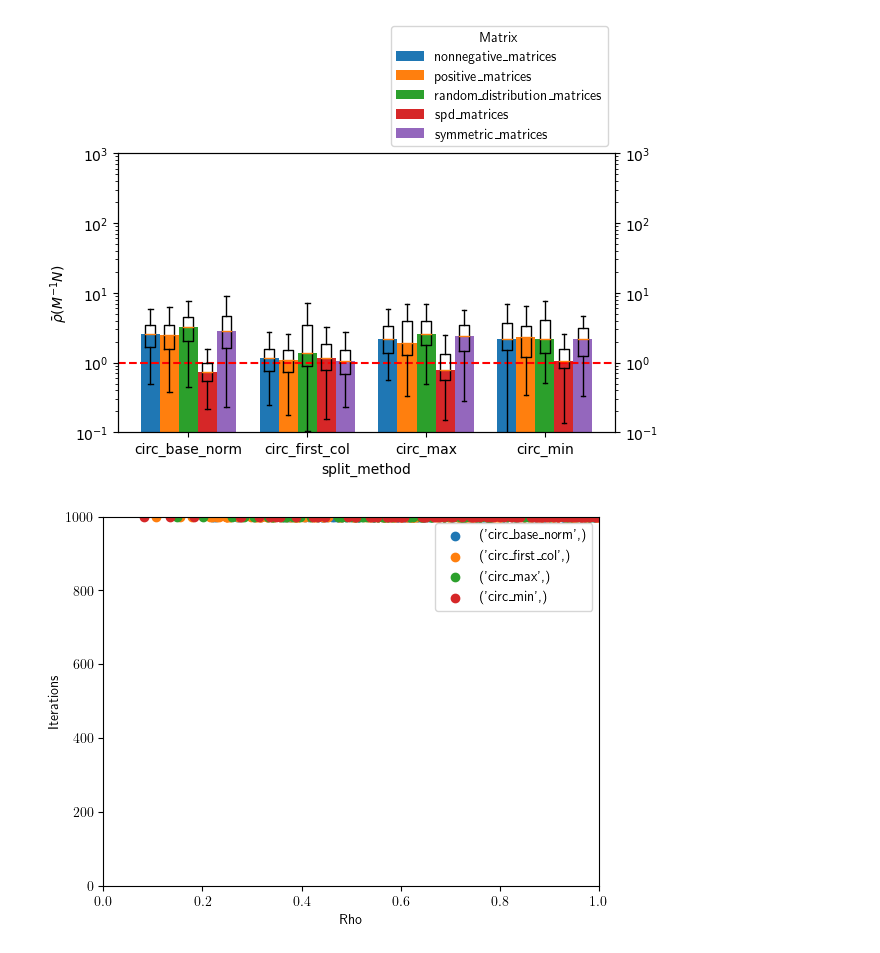
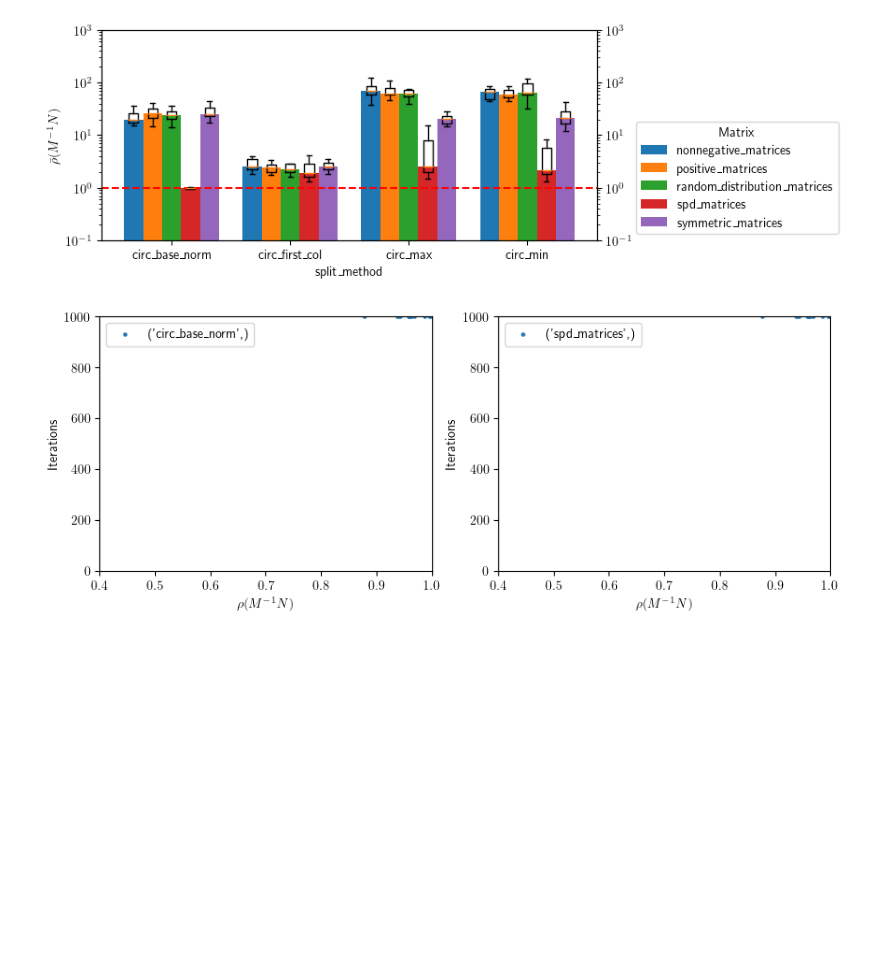
Before and after one commit to wilfonba/CSE6644Project, a Jupyter notebook: experiments.ipynb, the cells around one changed output. Cells and saved outputs as stored; diff of their text form; code cells hidden in the pictures; blank space fills up the shorter version.

Commit message:
combining plots

```diff
--- a/experiments.ipynb
+++ b/experiments.ipynb
@@ -61,10 +58,10 @@ mtx_splitting_methods = [ circ_first_col, circ_base_norm, circ_max, circ_min]
 
 # SET THESE SETTINGS
 settings = {
-    "shape": (5,5),
-    "num_matrices": 100,
+    "shape": (100,100),
+    "num_matrices": 20,
     "truncatedSVD": True,
-    "n_components": 2,
+    "n_components": 50,
 }
 
 
@@ -142,7 +121,7 @@ boxplots = {}
 for (method, matrix), group in grouped:
     boxplots[(method, matrix)] = group['rho'].values
 
-fig, ax = plt.subplots()
+fig, ax = plt.subplots(figsize=(10,3))
 
 ax2 = ax.twinx()
 # Number of matrix types
@@ -157,64 +136,73 @@ for i, matrix_type in enumerate(pivot_df.columns):
     # Plotting
     ax.bar(bar_positions, pivot_df[matrix_type], width=bar_width, label=matrix_type)
     # ax.boxplot
     for j, method in enumerate(pivot_df.index):
         # Fetching the position for the current box plot
         box_pos = bar_positions[j]
         # Fetching the corresponding 'rho' values from boxplots dictionary
         if (matrix_type, method) in boxplots:
             rho_values = boxplots[(matrix_type, method)]
             # Adding a box plot for this specific data
             ax2.boxplot(rho_values, positions=[box_pos], widths=bar_width/2, manage_ticks=False, showfliers=False, meanline=True)
 
 # Adjusting the x-axis to correctly align labels in the center of the group
 ax.set_xticks(np.arange(len(pivot_df)) + bar_width * (num_matrix_types - 1) / 2)
 ax.set_xticklabels(pivot_df.index)
 
 # Other plot settings
 plt.rcParams['text.usetex'] = True
 ax.axhline(y=1, color='r', linestyle='--')
 ax.set_yscale('log')
 ax2.set_yscale('log')
 ax.set_ylim(.1,1000)
 ax2.set_ylim(.1,1000)
 ax.set_xlabel('split_method')
 ax.set_ylabel(r'$\bar{\rho}({M}^{-1}N)$')
 # ax.set_title(r'$\bar{\rho}({M}^{-1}N)$ by Method for each Matrix Type')
-ax.legend(title='Matrix', loc='lower right', bbox_to_anchor=(1,1))
+ax.legend(title='Matrix', loc='lower right', bbox_to_anchor=(1.5,0))
+
 plt.tight_layout()
 plt.show()
 fig.savefig(experiment_dir / 'boxplots.png', dpi=300)
 # %% [output]
-[figure, old version]
+[figure, new version]
 # %%
-# Grouping the DataFrame by 'split_method'
+fig, ax = plt.subplots(1, 2, figsize=(10, 3.5))
+
+# GROUPED BY SPLITTING METHOD (M)
 grouped = df.groupby(['split_method'])
-
-# Create a single figure and axes
-
-plt.figure()
-ax = plt.gca()
-
-# Iterating over each group and plotting
 for method, group in grouped:
     # Filter the group for rho < 1
     filtered_group = group[group['rho'] < 1]
 
-    # Plotting the filtered group with a scatter plot
+    # Plotting the filtered group with a scatter plot in the first subplot
     if not filtered_group.empty:
-        ax.scatter(filtered_group['rho'], filtered_group['iterations'], label=f'{method}')
+        ax[0].scatter(filtered_group['rho'], filtered_group['iterations'], label=f'{method}',s=5)
 
-# Adding labels and title
-ax.set_xlim(0,1)
-ax.set_ylim(0,1000)
-ax.set_xlabel('Rho')
-ax.set_ylabel('Iterations')
+ax[0].set_xlim(.4, 1)
+ax[0].set_ylim(0, 1000)
+ax[0].set_xlabel(r'$\rho({M}^{-1}N)$')
+ax[0].set_ylabel('Iterations')
+ax[0].legend(loc='upper left')
 
-# Adding a legend
-ax.legend()
+# GROUPED BY MATRIX TYPE
+grouped = df.groupby(['matrix'])
+for matrix, group in grouped:
+    # Filter the group for rho < 1
+    filtered_group = group[group['rho'] < 1]
+
+    # Plotting the filtered group with a scatter plot in the second subplot
+    if not filtered_group.empty:
+        ax[1].scatter(filtered_group['rho'], filtered_group['iterations'], label=f'{matrix}',s=5)
+
+ax[1].set_xlim(.4, 1)
+ax[1].set_ylim(0, 1000)
+ax[1].set_xlabel(r'$\rho({M}^{-1}N)$')
+ax[1].set_ylabel('Iterations')
+ax[1].legend(loc='upper left')
 
 # Show the plot
-plt.savefig(experiment_dir/'mtx_splitting_rho_vs_iter.png', dpi=300)
+plt.savefig(experiment_dir/'rho_vs_iter.png', dpi=300)
 plt.show()
 # %% [output]
-[figure, old version]
+[figure, new version]
```
Also changed, not shown: parts of 4 cells of this notebook, 1 other file.
